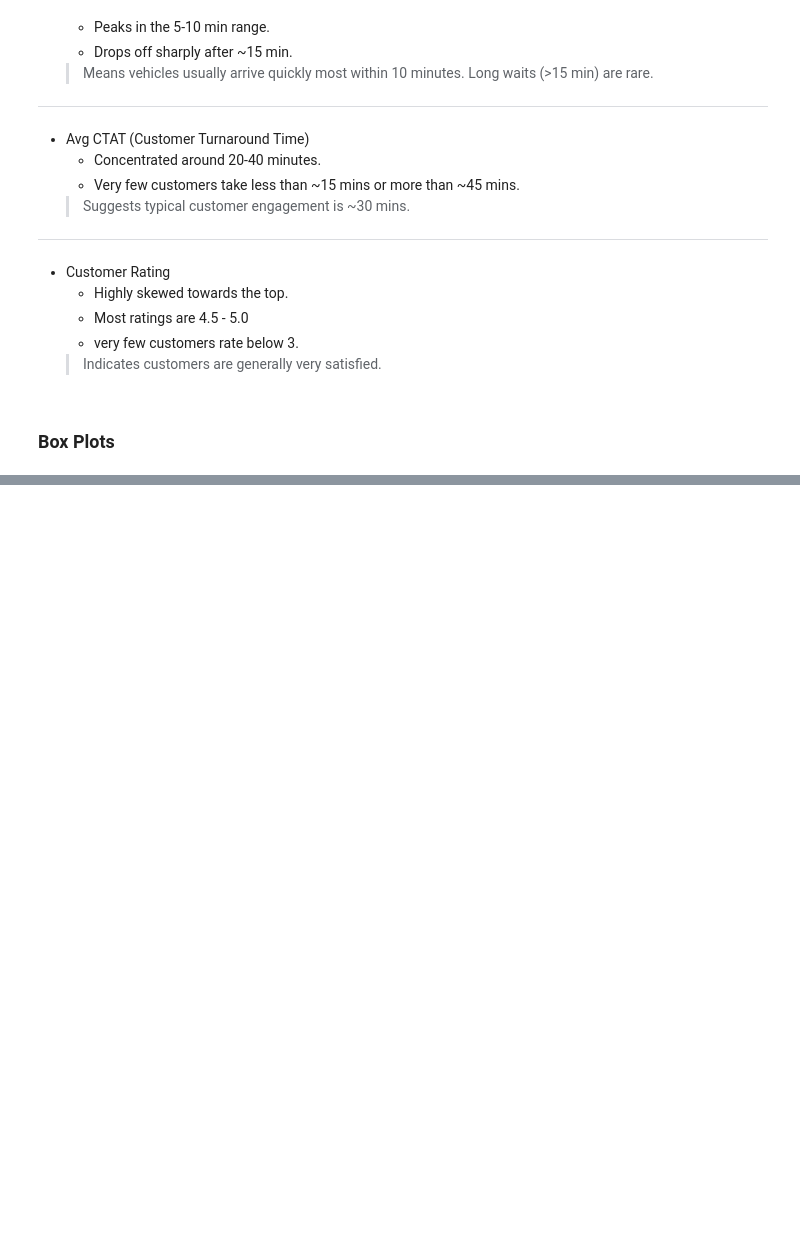
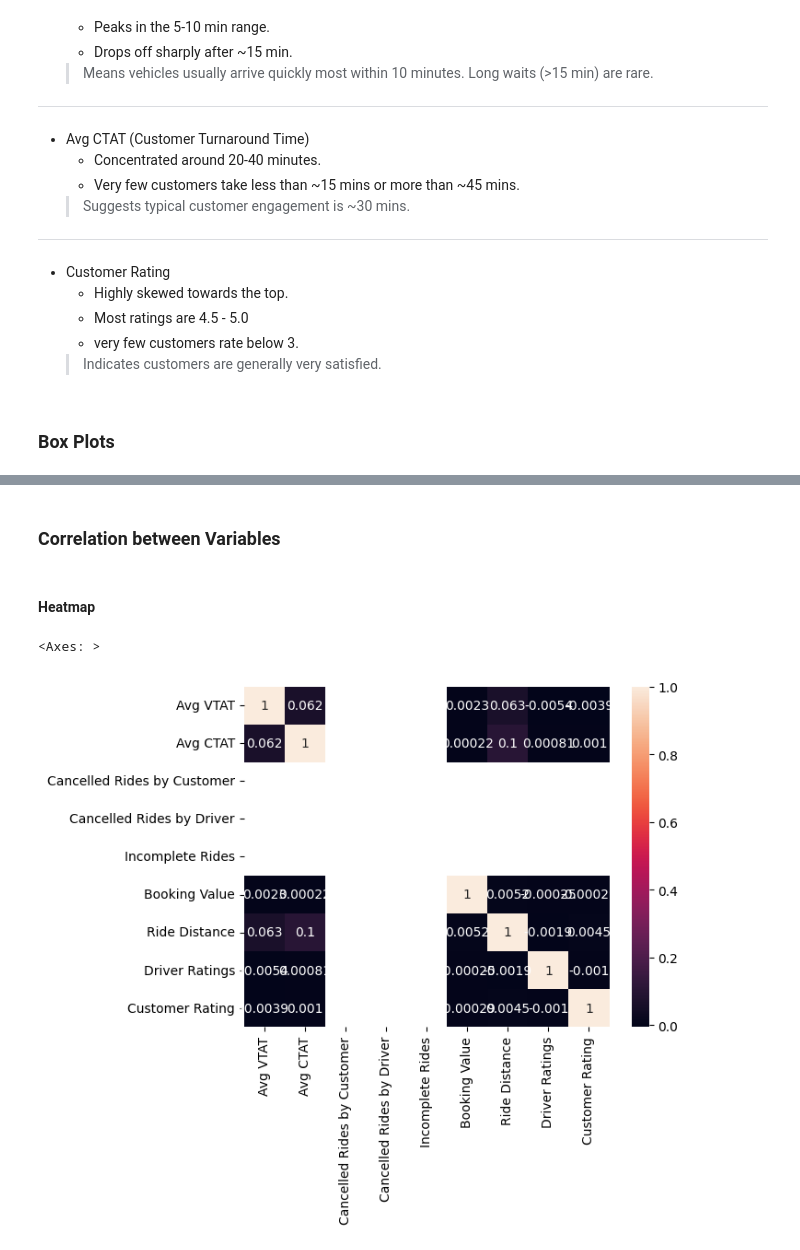
Before and after one commit to ARUN-R-DAS/uber_data_analysis, a Jupyter notebook: uber.ipynb, the cells around one changed output, grey strips where cells are left out. Cells and saved outputs as stored; diff of their text form; code cells hidden in the pictures; blank space fills up the shorter version.

```diff
--- a/uber.ipynb
+++ b/uber.ipynb
@@ -280,0 +275,9 @@ plt.show()
+# %% [markdown]
+### Correlation between Variables
+# %% [markdown]
+#### Heatmap
+# %%
+sns.heatmap(df.corr(numeric_only=True), annot=True)
+# %% [output]
+<Axes: >
+[figure, added]
```
Also changed, not shown: parts of 23 cells of this notebook.
